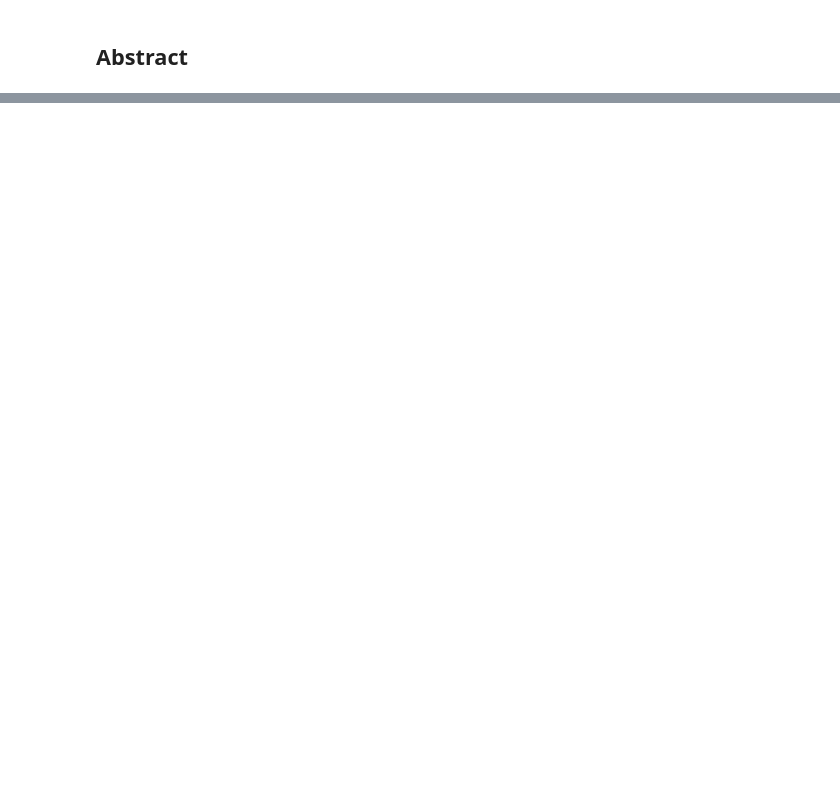
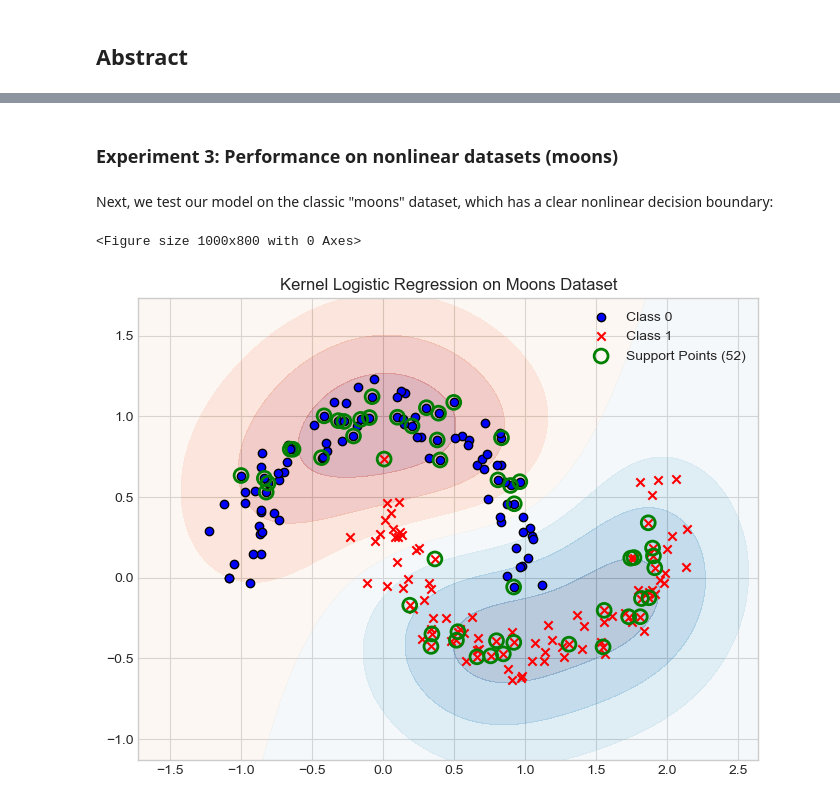
Before and after one commit to Palomarr/palomarr.github.io, a Jupyter notebook: posts/Sparse_Kernel_Machines/spase_kernel_machine.ipynb, the cells around one changed output, grey strips where cells are left out. Drawn from its saved outputs; the diff is of its cells as text; code cells hidden in the pictures; blank space fills up the shorter version.

```diff
--- a/posts/Sparse_Kernel_Machines/spase_kernel_machine.ipynb
+++ b/posts/Sparse_Kernel_Machines/spase_kernel_machine.ipynb
@@ -72,0 +170,23 @@ plt.scatter(X[ix, 0],X[ix, 1], facecolors = "none", edgecolors = "black")
+# %% [markdown]
+### Experiment 3: Performance on nonlinear datasets (moons)
+# %% [markdown]
+Next, we test our model on the classic "moons" dataset, which has a clear nonlinear decision boundary:
+# %%
+# Generate the moons dataset
+X_moons, y_moons = make_moons(n_samples=200, noise=0.1, random_state=42)
+X_moons = torch.tensor(X_moons, dtype=torch.float32)
+y_moons = torch.tensor(y_moons, dtype=torch.float32)
+
+# Train model with appropriate parameters
+model = KernelLogisticRegression(rbf_kernel, lam=0.1, gamma=2.0)
+model.fit(X_moons, y_moons, m_epochs=1000, lr=0.01)
+
+# Plot results
+plt.figure(figsize=(10, 8))
+plot_decision_boundary(model, X_moons.numpy(), y_moons.numpy(),
+                        "Kernel Logistic Regression on Moons Dataset")
+plt.savefig('nonlinear_data.png')
+plt.show()
+# %% [output]
+<Figure size 1000x800 with 0 Axes>
+[figure, added]
```
Also changed, not shown: parts of 24 cells of this notebook, 9 other files.
